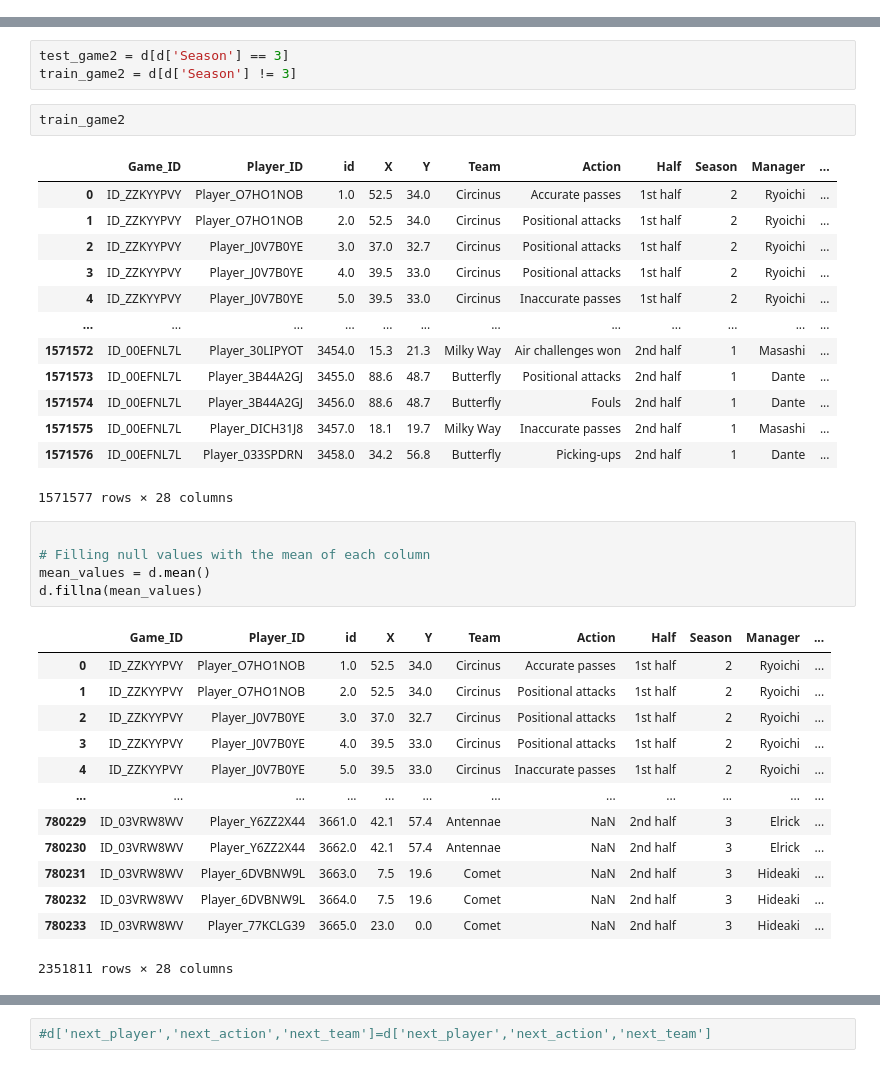
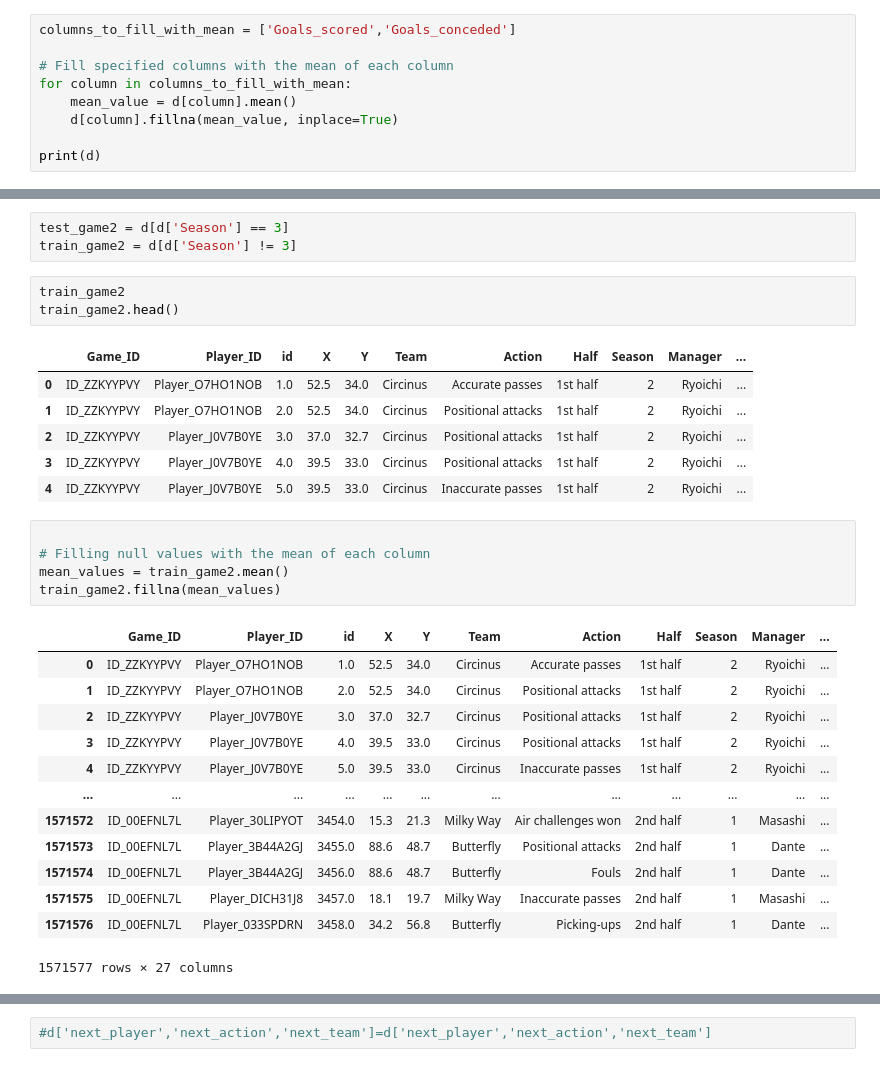
Before and after one commit to The-DigitalAcademy/Precious_Laduma_Score_Predictions, a Jupyter notebook: Laduma_Score_Predictions.ipynb, the cells around one changed output, grey strips where cells are left out. Cells and saved outputs as stored; diff of their text form.

```diff
--- a/Laduma_Score_Predictions.ipynb
+++ b/Laduma_Score_Predictions.ipynb
@@ -65,0 +83,9 @@ d
+# %%
+columns_to_fill_with_mean = ['Goals_scored','Goals_conceded']
+
+# Fill specified columns with the mean of each column
+for column in columns_to_fill_with_mean:
+    mean_value = d[column].mean()
+    d[column].fillna(mean_value, inplace=True)
+
+print(d)
@@ -68,25 +132,19 @@ test_game2 = d[d['Season'] == 3]
 train_game2 = d[d['Season'] != 3]
 # %%
 train_game2
+train_game2.head()
 # %% [output]
 |  | Game_ID | Player_ID | id | X | Y | Team | Action | Half | Season | Manager | ... |
 | 0 | ID_ZZKYYPVY | Player_O7HO1NOB | 1.0 | 52.5 | 34.0 | Circinus | Accurate passes | 1st half | 2 | Ryoichi | ... |
 | 1 | ID_ZZKYYPVY | Player_O7HO1NOB | 2.0 | 52.5 | 34.0 | Circinus | Positional attacks | 1st half | 2 | Ryoichi | ... |
 | 2 | ID_ZZKYYPVY | Player_J0V7B0YE | 3.0 | 37.0 | 32.7 | Circinus | Positional attacks | 1st half | 2 | Ryoichi | ... |
 | 3 | ID_ZZKYYPVY | Player_J0V7B0YE | 4.0 | 39.5 | 33.0 | Circinus | Positional attacks | 1st half | 2 | Ryoichi | ... |
 | 4 | ID_ZZKYYPVY | Player_J0V7B0YE | 5.0 | 39.5 | 33.0 | Circinus | Inaccurate passes | 1st half | 2 | Ryoichi | ... |
-| ... | ... | ... | ... | ... | ... | ... | ... | ... | ... | ... | ... |
-| 1571572 | ID_00EFNL7L | Player_30LIPYOT | 3454.0 | 15.3 | 21.3 | Milky Way | Air challenges won | 2nd half | 1 | Masashi | ... |
-| 1571573 | ID_00EFNL7L | Player_3B44A2GJ | 3455.0 | 88.6 | 48.7 | Butterfly | Positional attacks | 2nd half | 1 | Dante | ... |
-| 1571574 | ID_00EFNL7L | Player_3B44A2GJ | 3456.0 | 88.6 | 48.7 | Butterfly | Fouls | 2nd half | 1 | Dante | ... |
-| 1571575 | ID_00EFNL7L | Player_DICH31J8 | 3457.0 | 18.1 | 19.7 | Milky Way | Inaccurate passes | 2nd half | 1 | Masashi | ... |
-| 1571576 | ID_00EFNL7L | Player_033SPDRN | 3458.0 | 34.2 | 56.8 | Butterfly | Picking-ups | 2nd half | 1 | Dante | ... |
-1571577 rows × 28 columns
 # %%
 
 # Filling null values with the mean of each column
-mean_values = d.mean()
-d.fillna(mean_values)
+mean_values = train_game2.mean()
+train_game2.fillna(mean_values)
 # %% [output]
 |  | Game_ID | Player_ID | id | X | Y | Team | Action | Half | Season | Manager | ... |
 | 0 | ID_ZZKYYPVY | Player_O7HO1NOB | 1.0 | 52.5 | 34.0 | Circinus | Accurate passes | 1st half | 2 | Ryoichi | ... |
@@ -95,9 +153,9 @@ d.fillna(mean_values)
 | 3 | ID_ZZKYYPVY | Player_J0V7B0YE | 4.0 | 39.5 | 33.0 | Circinus | Positional attacks | 1st half | 2 | Ryoichi | ... |
 | 4 | ID_ZZKYYPVY | Player_J0V7B0YE | 5.0 | 39.5 | 33.0 | Circinus | Inaccurate passes | 1st half | 2 | Ryoichi | ... |
 | ... | ... | ... | ... | ... | ... | ... | ... | ... | ... | ... | ... |
-| 780229 | ID_03VRW8WV | Player_Y6ZZ2X44 | 3661.0 | 42.1 | 57.4 | Antennae | NaN | 2nd half | 3 | Elrick | ... |
-| 780230 | ID_03VRW8WV | Player_Y6ZZ2X44 | 3662.0 | 42.1 | 57.4 | Antennae | NaN | 2nd half | 3 | Elrick | ... |
-| 780231 | ID_03VRW8WV | Player_6DVBNW9L | 3663.0 | 7.5 | 19.6 | Comet | NaN | 2nd half | 3 | Hideaki | ... |
-| 780232 | ID_03VRW8WV | Player_6DVBNW9L | 3664.0 | 7.5 | 19.6 | Comet | NaN | 2nd half | 3 | Hideaki | ... |
-| 780233 | ID_03VRW8WV | Player_77KCLG39 | 3665.0 | 23.0 | 0.0 | Comet | NaN | 2nd half | 3 | Hideaki | ... |
+| 1571572 | ID_00EFNL7L | Player_30LIPYOT | 3454.0 | 15.3 | 21.3 | Milky Way | Air challenges won | 2nd half | 1 | Masashi | ... |
+| 1571573 | ID_00EFNL7L | Player_3B44A2GJ | 3455.0 | 88.6 | 48.7 | Butterfly | Positional attacks | 2nd half | 1 | Dante | ... |
+| 1571574 | ID_00EFNL7L | Player_3B44A2GJ | 3456.0 | 88.6 | 48.7 | Butterfly | Fouls | 2nd half | 1 | Dante | ... |
+| 1571575 | ID_00EFNL7L | Player_DICH31J8 | 3457.0 | 18.1 | 19.7 | Milky Way | Inaccurate passes | 2nd half | 1 | Masashi | ... |
+| 1571576 | ID_00EFNL7L | Player_033SPDRN | 3458.0 | 34.2 | 56.8 | Butterfly | Picking-ups | 2nd half | 1 | Dante | ... |
-2351811 rows × 28 columns
+1571577 rows × 27 columns
```
Also changed, not shown: parts of 36 cells of this notebook.
